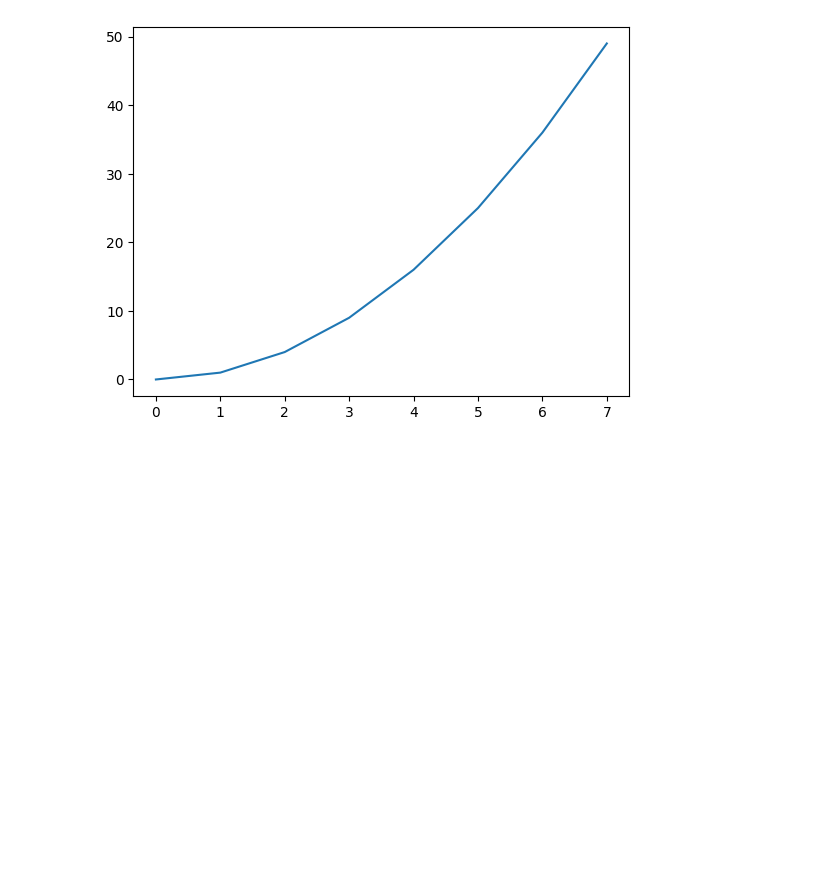
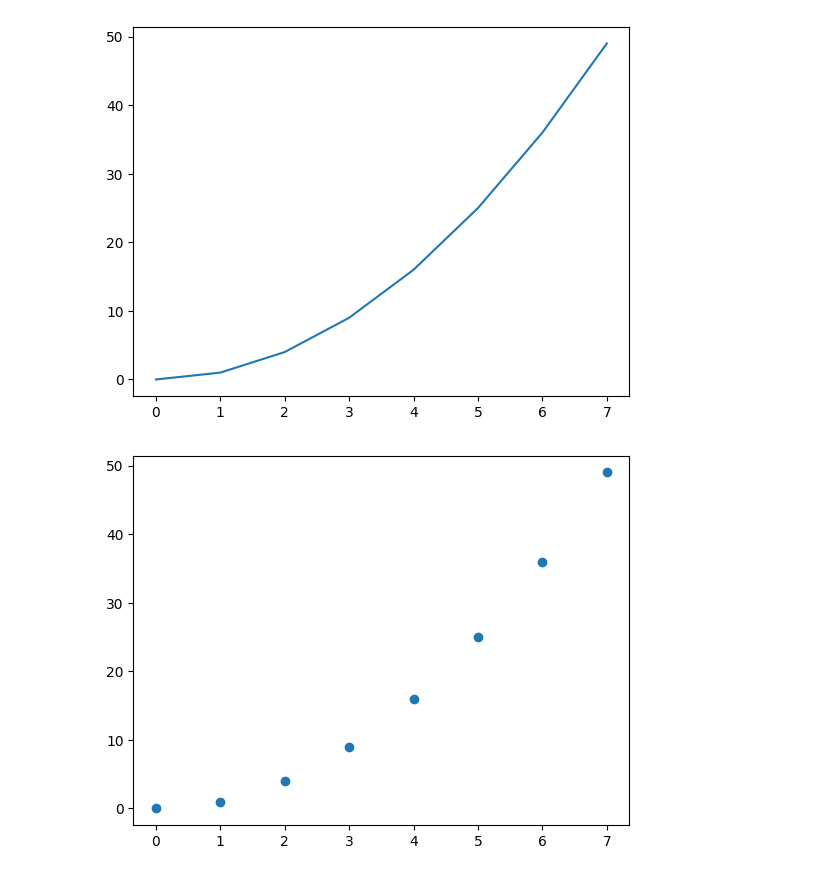
Before and after one commit to Wavevladimir/-, a Jupyter notebook: Matlotlib/Matplotlib Examples.ipynb, the cells around one changed output. Cells and saved outputs as stored; diff of their text form; code cells hidden in the pictures; blank space fills up the shorter version.

Commit message:
scatter and plot

```diff
--- a/Matlotlib/Matplotlib Examples.ipynb
+++ b/Matlotlib/Matplotlib Examples.ipynb
@@ -8,3 +8,8 @@ plt.plot(values, squares)
 plt.show()
 # %% [output]
 [figure]
+# %%
+plt.scatter(values, squares)
+plt.show()
+# %% [output]
+[figure, added]
```
Also changed, not shown: parts of 4 cells of this notebook, 2 other files.
